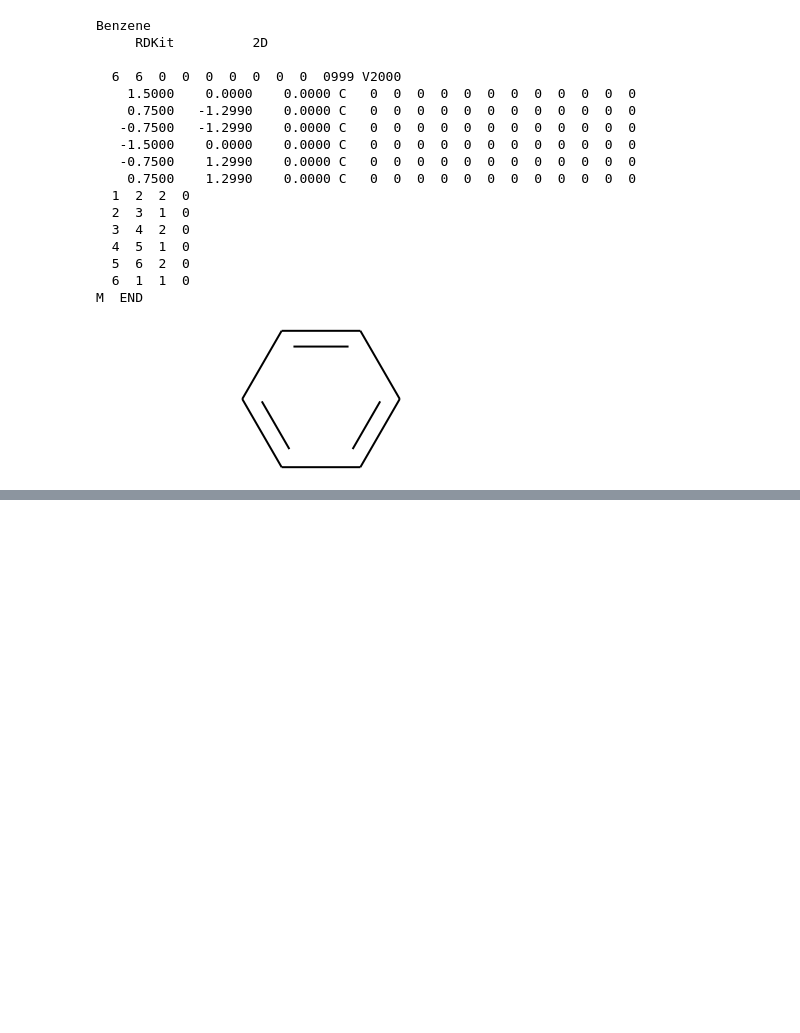
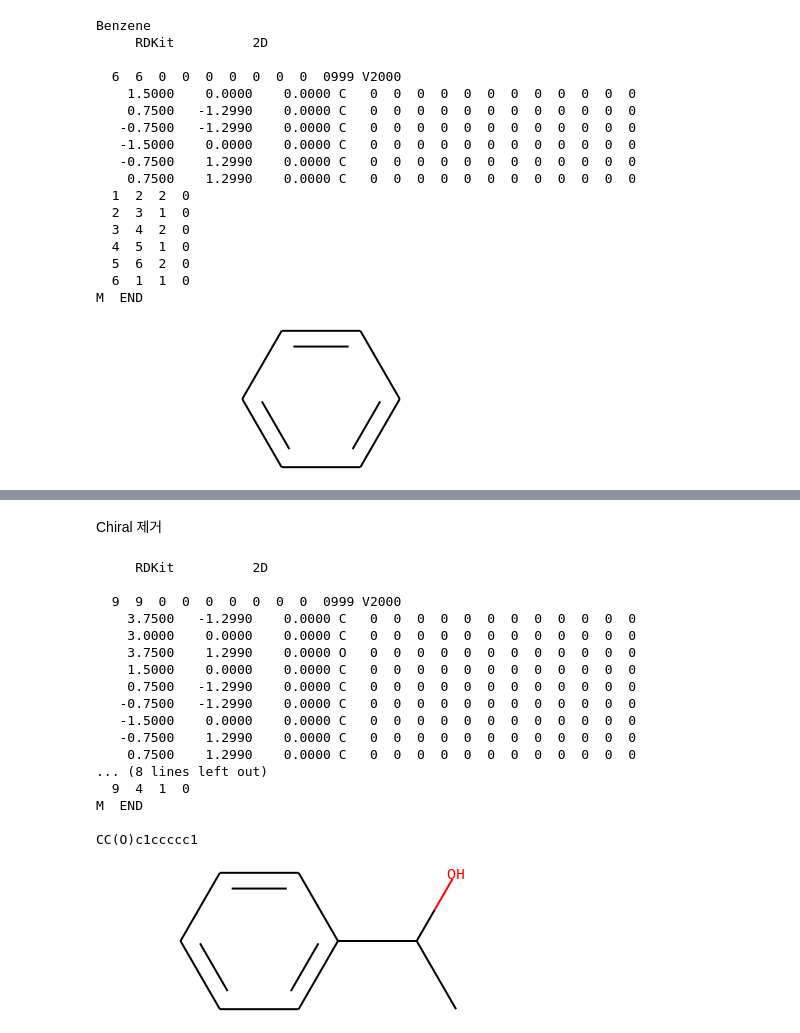
Before and after one commit to youngmook/cheminfo-python, a Jupyter notebook: cheminfo_in_python.ipynb, the cells around one changed output, grey strips where cells are left out. Cells and saved outputs as stored; diff of their text form; code cells hidden in the pictures; blank space fills up the shorter version.

```diff
--- a/cheminfo_in_python.ipynb
+++ b/cheminfo_in_python.ipynb
@@ -231,0 +307,27 @@ M  END
+# %% [markdown]
+Chiral 제거
+# %%
+theRemovedChiralMolSmiles = Chem.MolToSmiles(theChiralMol,isomericSmiles=False)
+theRemovedChiralMol = Chem.MolFromSmiles(theRemovedChiralMolSmiles)
+print(Chem.MolToMolBlock(theRemovedChiralMol))
+print(theRemovedChiralMolSmiles)
+theRemovedChiralMol
+# %% [output]
+     RDKit          2D
+
+  9  9  0  0  0  0  0  0  0  0999 V2000
+    3.7500   -1.2990    0.0000 C   0  0  0  0  0  0  0  0  0  0  0  0
+    3.0000    0.0000    0.0000 C   0  0  0  0  0  0  0  0  0  0  0  0
+    3.7500    1.2990    0.0000 O   0  0  0  0  0  0  0  0  0  0  0  0
+    1.5000    0.0000    0.0000 C   0  0  0  0  0  0  0  0  0  0  0  0
+    0.7500   -1.2990    0.0000 C   0  0  0  0  0  0  0  0  0  0  0  0
+   -0.7500   -1.2990    0.0000 C   0  0  0  0  0  0  0  0  0  0  0  0
+   -1.5000    0.0000    0.0000 C   0  0  0  0  0  0  0  0  0  0  0  0
+   -0.7500    1.2990    0.0000 C   0  0  0  0  0  0  0  0  0  0  0  0
+    0.7500    1.2990    0.0000 C   0  0  0  0  0  0  0  0  0  0  0  0
+... (8 lines left out)
+  9  4  1  0
+M  END
+
+CC(O)c1ccccc1
+[figure, added]
```
Also changed, not shown: parts of 20 cells of this notebook.
